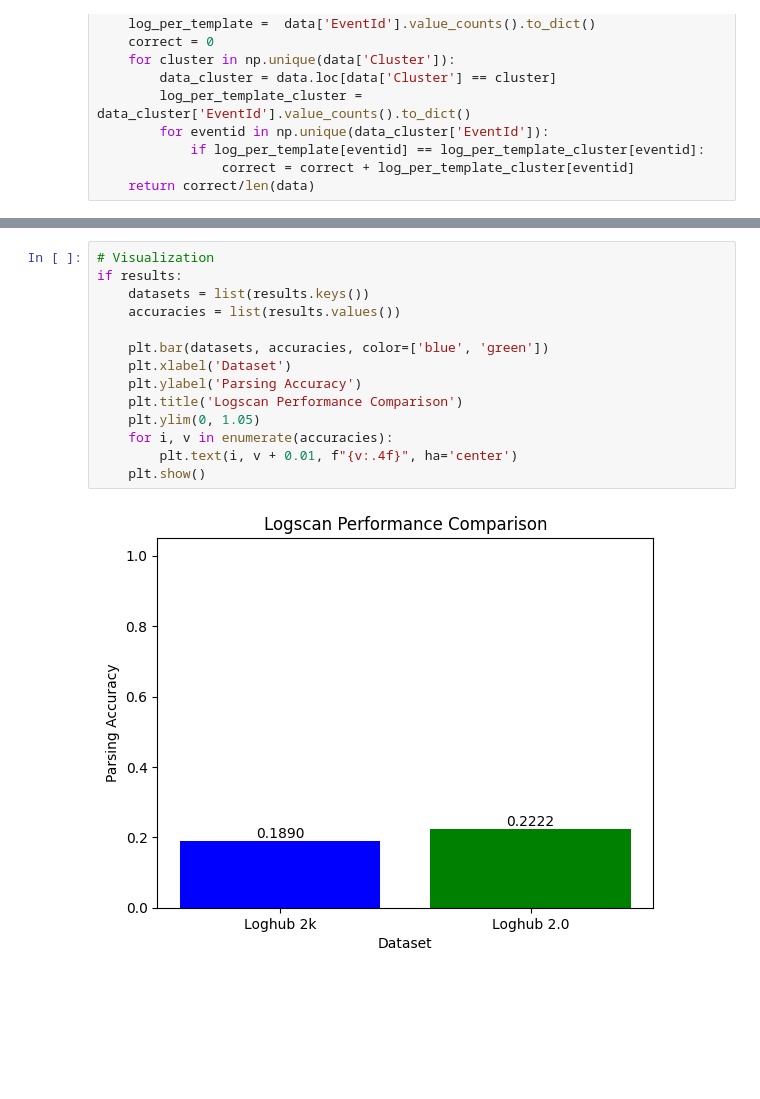
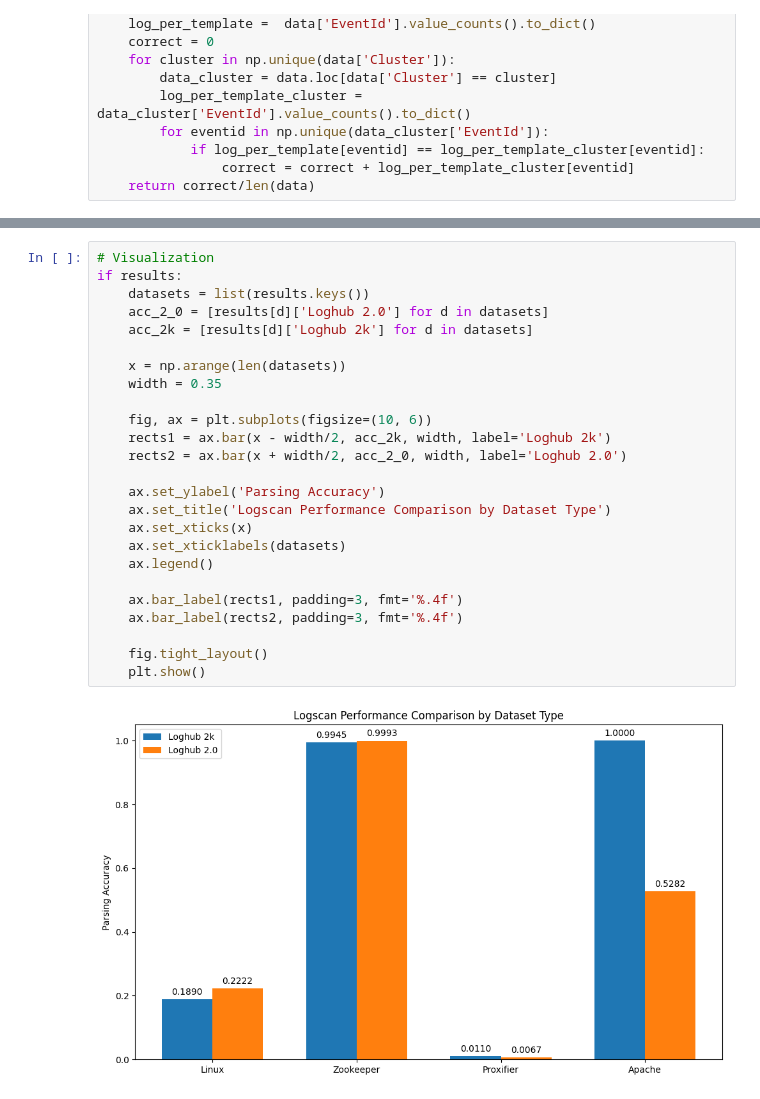
Before and after one commit to alan-saar/logscan, a Jupyter notebook: compare_results.ipynb, the cells around one changed output, grey strips where cells are left out. Cells and saved outputs as stored; diff of their text form; blank space fills up the shorter version.

Commit message:
loghub2 results compared

```diff
--- a/compare_results.ipynb
+++ b/compare_results.ipynb
@@ -48,16 +80,27 @@ Loghub 2.0 Accuracy: 0.2222
 # %%
 # Visualization
 if results:
     datasets = list(results.keys())
-    accuracies = list(results.values())
+    acc_2_0 = [results[d]['Loghub 2.0'] for d in datasets]
+    acc_2k = [results[d]['Loghub 2k'] for d in datasets]
 
-    plt.bar(datasets, accuracies, color=['blue', 'green'])
-    plt.xlabel('Dataset')
-    plt.ylabel('Parsing Accuracy')
-    plt.title('Logscan Performance Comparison')
-    plt.ylim(0, 1.05)
-    for i, v in enumerate(accuracies):
-        plt.text(i, v + 0.01, f"{v:.4f}", ha='center')
+    x = np.arange(len(datasets))
+    width = 0.35
+
+    fig, ax = plt.subplots(figsize=(10, 6))
+    rects1 = ax.bar(x - width/2, acc_2k, width, label='Loghub 2k')
+    rects2 = ax.bar(x + width/2, acc_2_0, width, label='Loghub 2.0')
+
+    ax.set_ylabel('Parsing Accuracy')
+    ax.set_title('Logscan Performance Comparison by Dataset Type')
+    ax.set_xticks(x)
+    ax.set_xticklabels(datasets)
+    ax.legend()
+
+    ax.bar_label(rects1, padding=3, fmt='%.4f')
+    ax.bar_label(rects2, padding=3, fmt='%.4f')
+
+    fig.tight_layout()
     plt.show()
 # %% [output]
-[figure, old version]
+[figure, new version]
```
Also changed, not shown: parts of 1 cell of this notebook, 6 other files.
